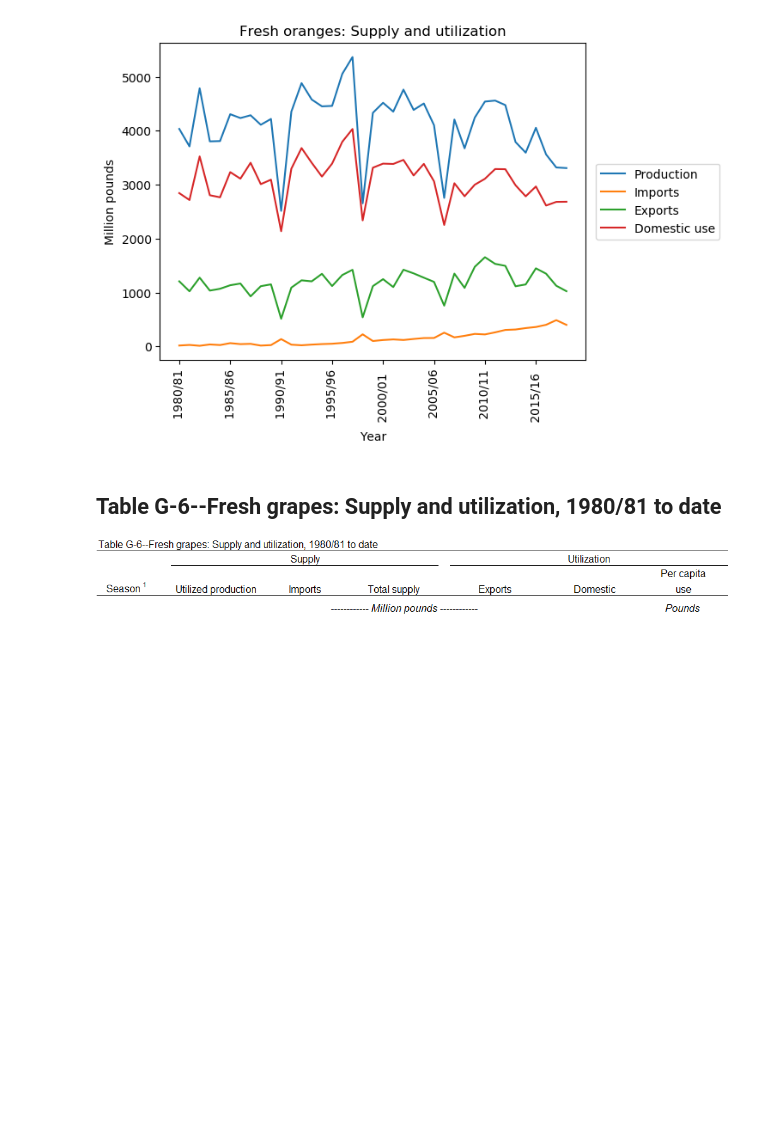
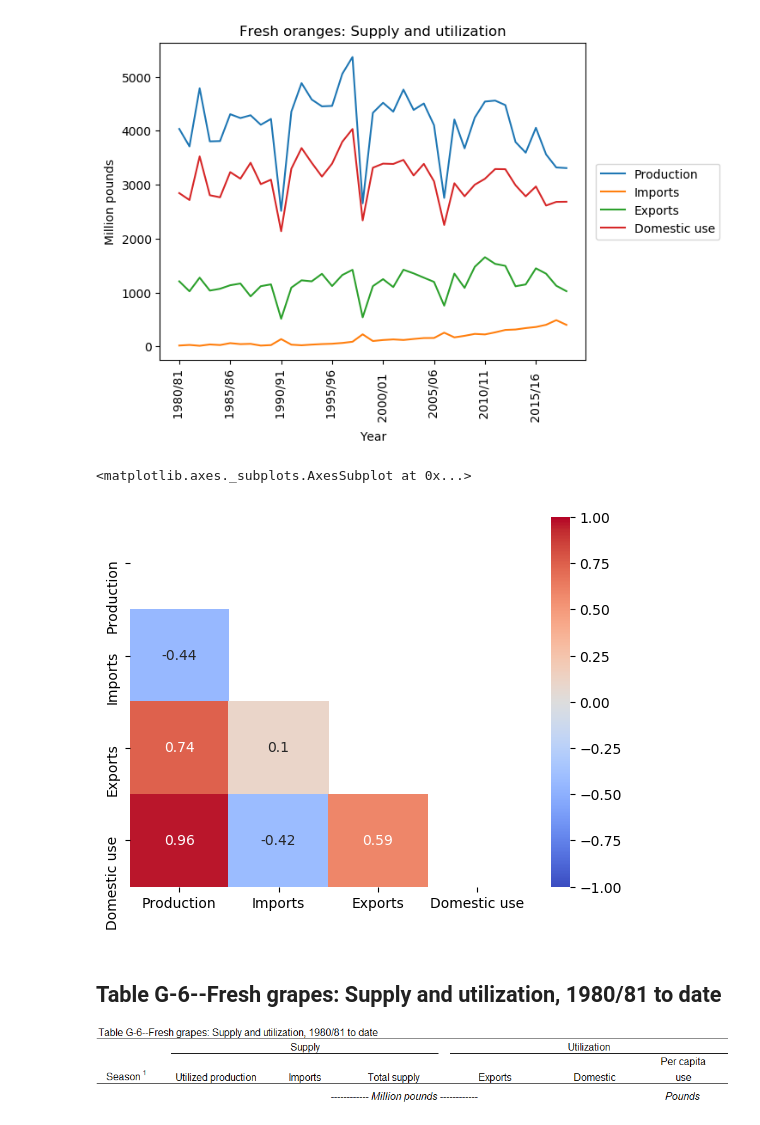
Before and after one commit to haoyuzhang89/w200-Project-US-Diet-Trends-1970-to-2019, a Jupyter notebook: Fruit/Fruit Supply and Utilization G.ipynb, the cells around one changed output. Drawn from its saved outputs; the diff is of its cells as text; code cells hidden in the pictures; blank space fills up the shorter version.

Commit message:
vege, fruit S&U corr - Haoyu

```diff
--- a/Fruit/Fruit Supply and Utilization G.ipynb
+++ b/Fruit/Fruit Supply and Utilization G.ipynb
@@ -104,6 +105,12 @@ plt.title("Fresh oranges: Supply and utilization")
 # %% [output]
 Text(0.5, 1.0, 'Fresh oranges: Supply and utilization')
 [figure]
+# %%
+matrix = np.triu(orange_in_ex.corr())
+sns.heatmap(orange_in_ex.corr(),annot=True, mask=matrix,vmin=-1, vmax=1, center= 0, cmap= 'coolwarm')
+# %% [output]
+<matplotlib.axes._subplots.AxesSubplot at 0x...>
+[figure, added]
 # %% [markdown]
 ## Table G-6--Fresh grapes: Supply and utilization, 1980/81 to date
 
```
Also changed, not shown: parts of 5 cells of this notebook, 1 other file.
